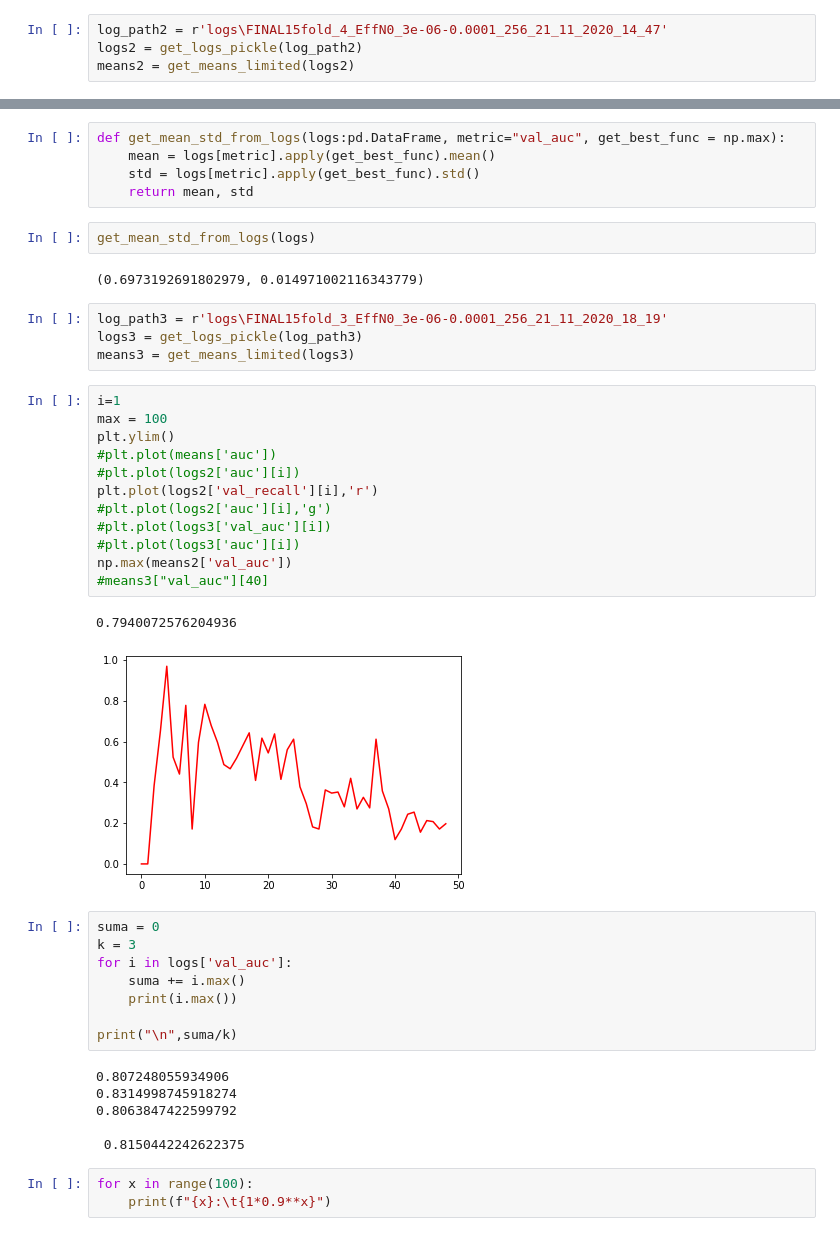
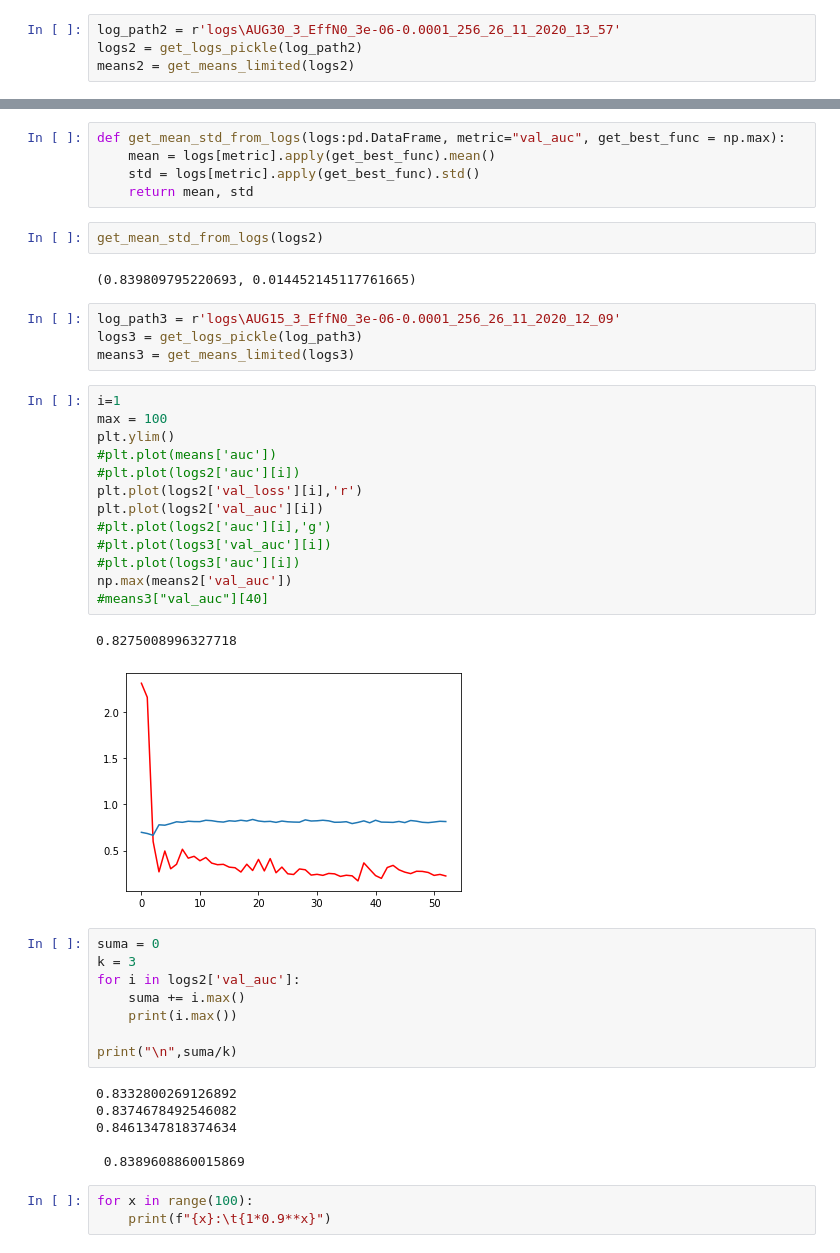
Before and after one commit to KornelBl/Melanoma-Classificator, a Jupyter notebook: analysis.ipynb, the cells around one changed output, grey strips where cells are left out. Cells and saved outputs as stored; diff of their text form.

```diff
--- a/analysis.ipynb
+++ b/analysis.ipynb
@@ -75,7 +75,7 @@ means
         0.70867153, 0.71208109, 0.71356473, 0.71159806, 0.71257792,
         0.71311222, 0.71388141, 0.71364476, 0.70815766, 0.71432632])}
 # %%
-log_path2 = r'logs\FINAL15fold_4_EffN0_3e-06-0.0001_256_21_11_2020_14_47'
+log_path2 = r'logs\AUG30_3_EffN0_3e-06-0.0001_256_26_11_2020_13_57'
 logs2 = get_logs_pickle(log_path2)
 means2 = get_means_limited(logs2)
 # %%
@@ -103,42 +103,43 @@ def get_mean_std_from_logs(logs:pd.DataFrame, metric="val_auc", get_best_func =
     std = logs[metric].apply(get_best_func).std()
     return mean, std
 # %%
-get_mean_std_from_logs(logs)
+get_mean_std_from_logs(logs2)
 # %% [output]
-(0.6973192691802979, 0.014971002116343779)
+(0.839809795220693, 0.014452145117761665)
 # %%
-log_path3 = r'logs\FINAL15fold_3_EffN0_3e-06-0.0001_256_21_11_2020_18_19'
+log_path3 = r'logs\AUG15_3_EffN0_3e-06-0.0001_256_26_11_2020_12_09'
 logs3 = get_logs_pickle(log_path3)
 means3 = get_means_limited(logs3)
 # %%
 i=1
 max = 100
 plt.ylim()
 #plt.plot(means['auc'])
 #plt.plot(logs2['auc'][i])
-plt.plot(logs2['val_recall'][i],'r')
+plt.plot(logs2['val_loss'][i],'r')
+plt.plot(logs2['val_auc'][i])
 #plt.plot(logs2['auc'][i],'g')
 #plt.plot(logs3['val_auc'][i])
 #plt.plot(logs3['auc'][i])
 np.max(means2['val_auc'])
 #means3["val_auc"][40]
 # %% [output]
-0.7940072576204936
+0.8275008996327718
-[figure, old version]
+[figure, new version]
 # %%
 suma = 0
 k = 3
-for i in logs['val_auc']:
+for i in logs2['val_auc']:
     suma += i.max()
     print(i.max())
 
 print("\n",suma/k)
 # %% [output]
-0.807248055934906
-0.8314998745918274
-0.8063847422599792
+0.8332800269126892
+0.8374678492546082
+0.8461347818374634
 
- 0.8150442242622375
+ 0.8389608860015869
 # %%
 for x in range(100):
     print(f"{x}:\t{1*0.9**x}")
```
Also changed, not shown: 2 other files.
